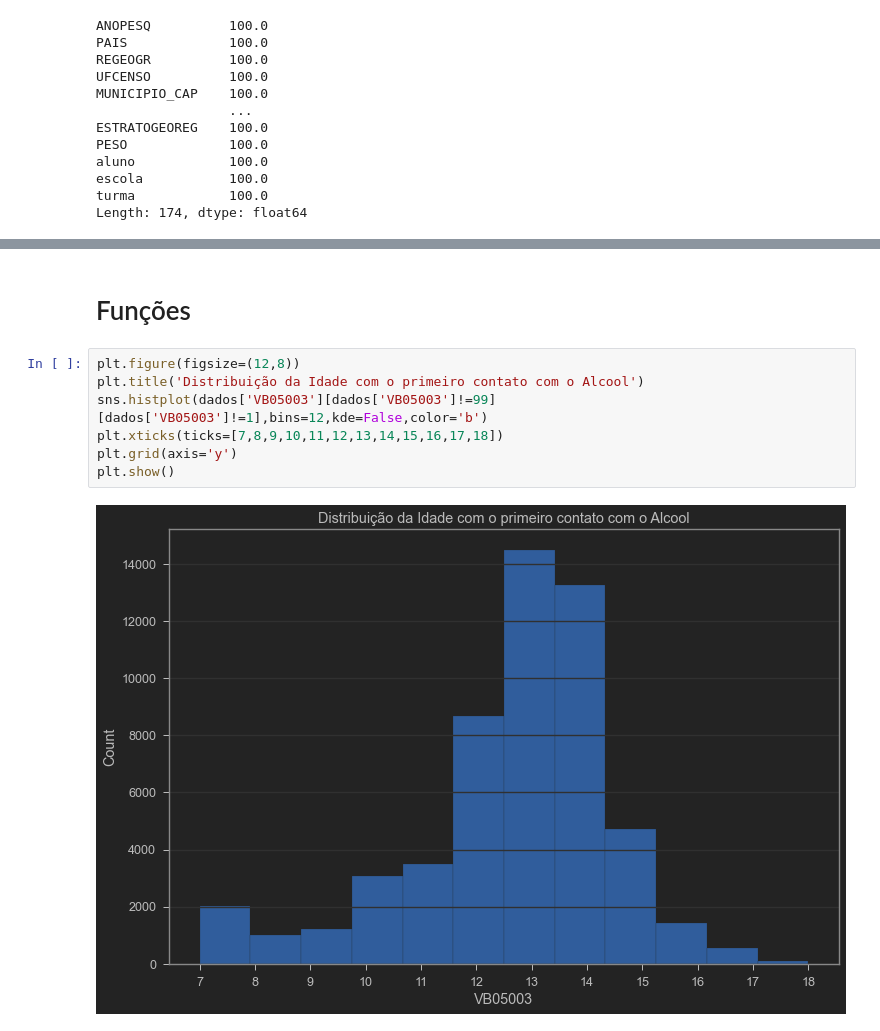
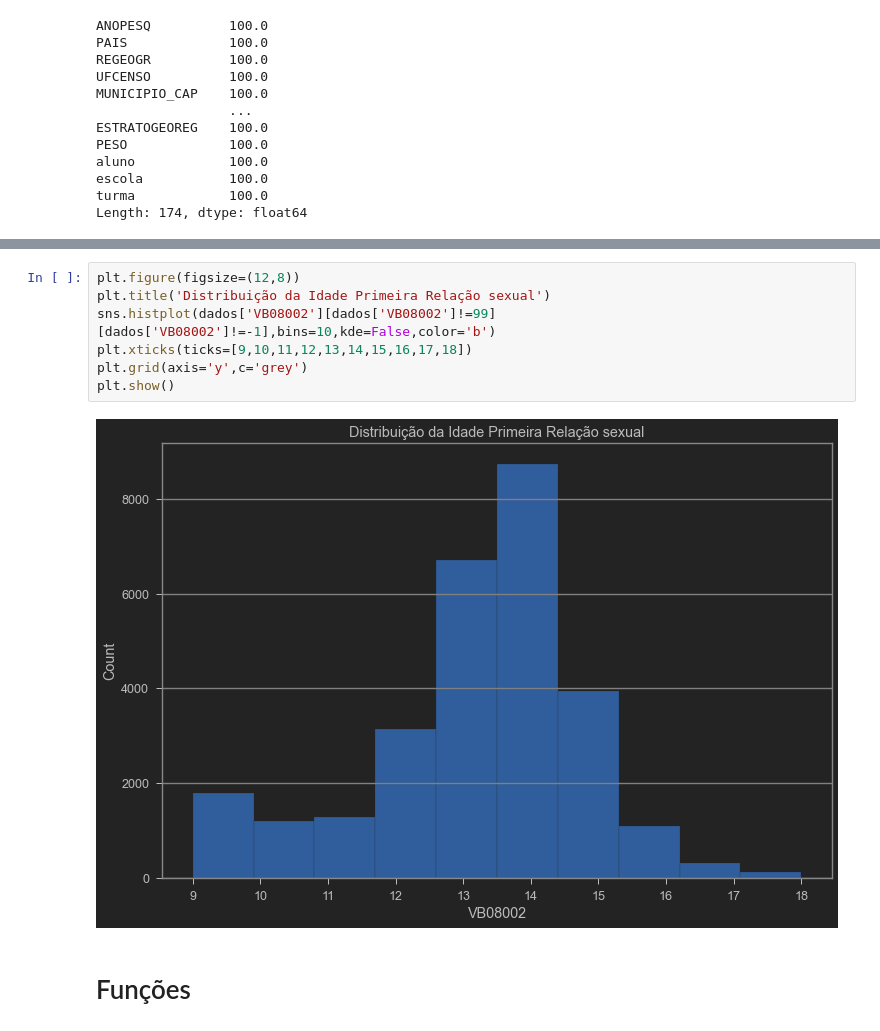
Before and after one commit to Igor-Arantes/Bootcamp-Data-Science-Aplicada, a Jupyter notebook: Igor_Arantes_Desafio_03.ipynb, the cells around one changed output, grey strips where cells are left out. Cells and saved outputs as stored; diff of their text form.

```diff
--- a/Igor_Arantes_Desafio_03.ipynb
+++ b/Igor_Arantes_Desafio_03.ipynb
@@ -79,11 +99,11 @@ Length: 174, dtype: float64
+# %%
+plt.figure(figsize=(12,8))
+plt.title('Distribuição da Idade Primeira Relação sexual')
+sns.histplot(dados['VB08002'][dados['VB08002']!=99][dados['VB08002']!=-1],bins=10,kde=False,color='b')
+plt.xticks(ticks=[9,10,11,12,13,14,15,16,17,18])
+plt.grid(axis='y',c='grey')
+plt.show()
+# %% [output]
+[figure, added]
 # %% [markdown]
 # Funções
-# %%
-plt.figure(figsize=(12,8))
-plt.title('Distribuição da Idade com o primeiro contato com o Alcool')
-sns.histplot(dados['VB05003'][dados['VB05003']!=99][dados['VB05003']!=1],bins=12,kde=False,color='b')
-plt.xticks(ticks=[7,8,9,10,11,12,13,14,15,16,17,18])
-plt.grid(axis='y')
-plt.show()
-# %% [output]
-[figure, removed]
```
Also changed, not shown: parts of 5 cells of this notebook.
